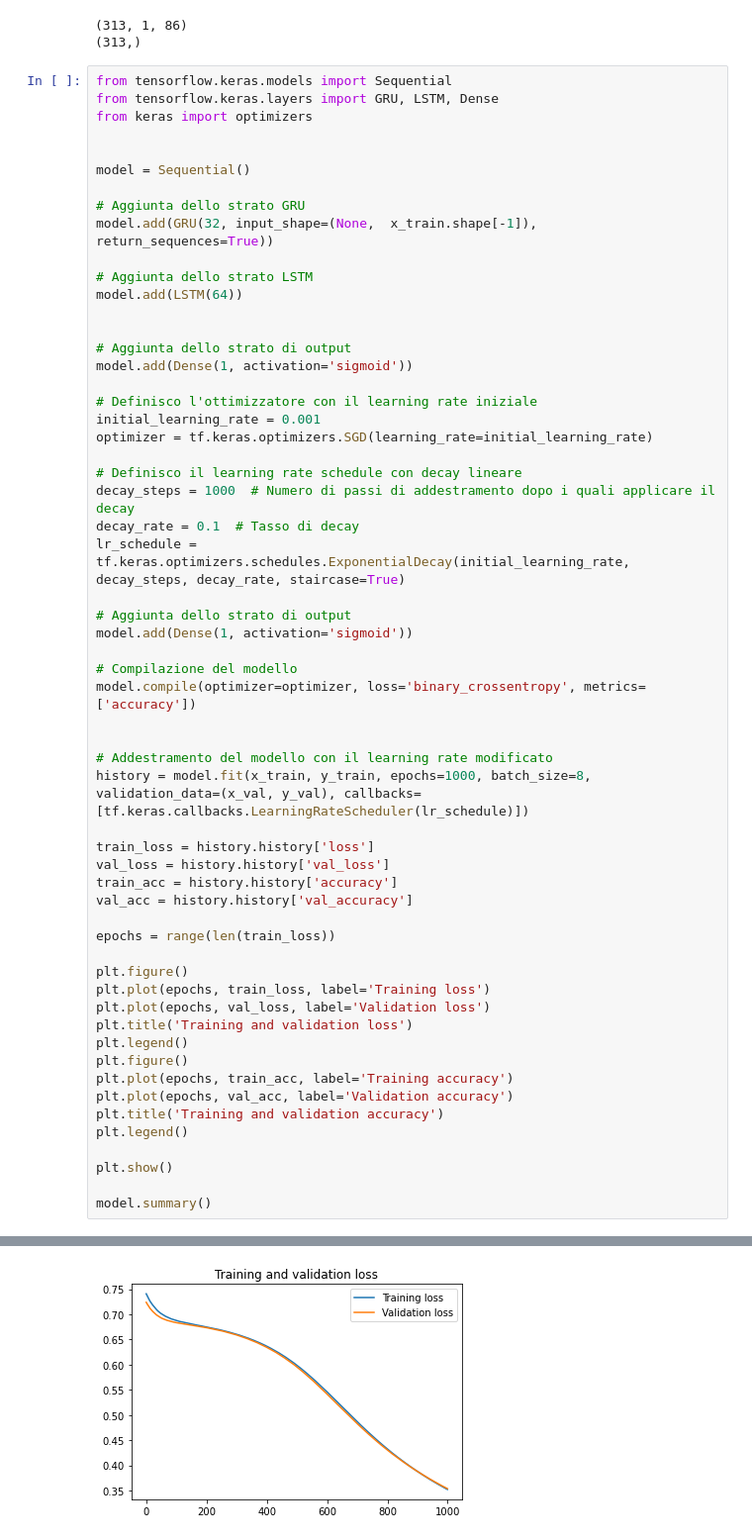
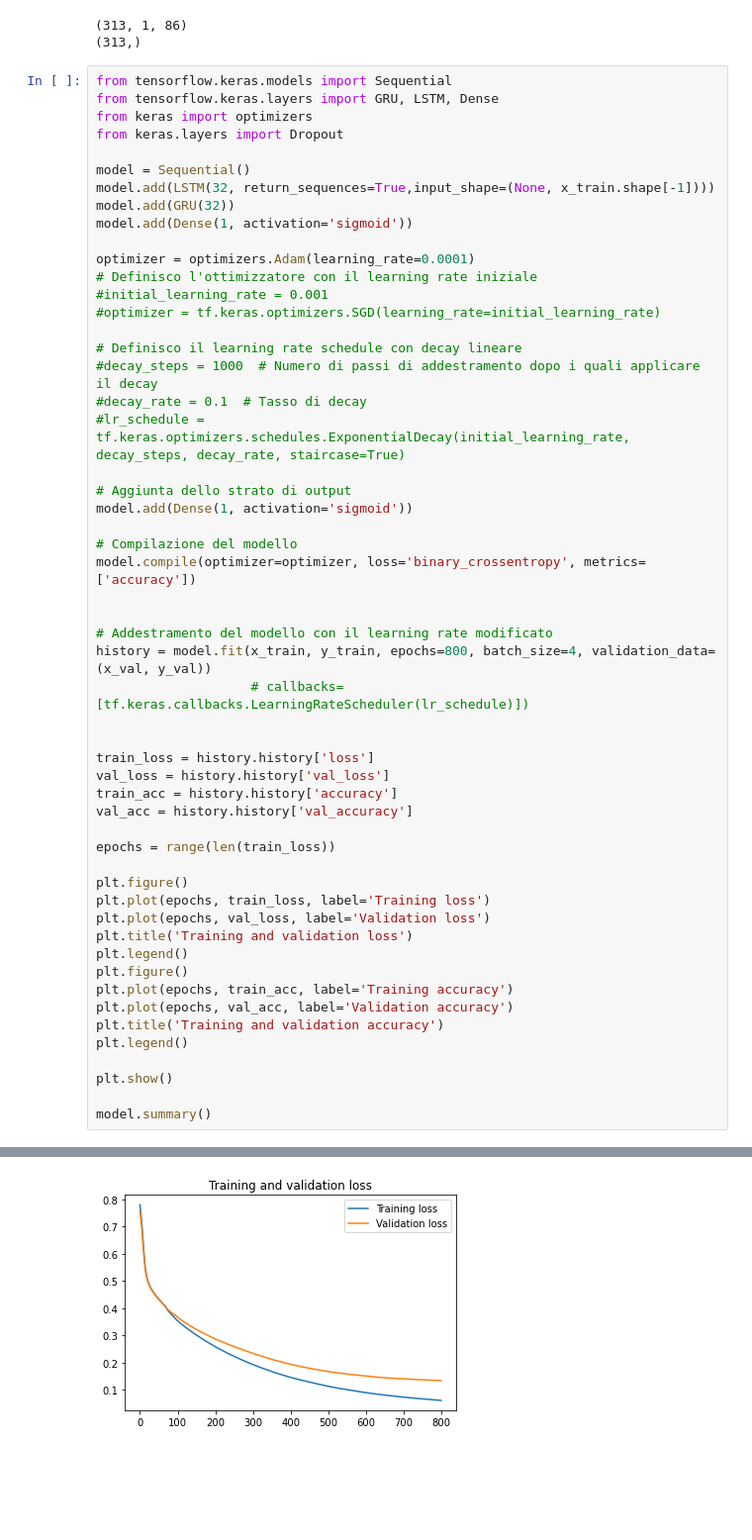
Before and after one commit to ChiaraAnsaldo/Neural-network-for-eeg-signal-analysis-for-epileptic-seizure-detection, a Jupyter notebook: LSTM + GRU.ipynb, the cells around one changed output, grey strips where cells are left out. Shown at 99% size. Drawn from its saved outputs; the diff is of its cells as text; blank space fills up the shorter version.

```diff
--- a/LSTM + GRU.ipynb
+++ b/LSTM + GRU.ipynb
@@ -108,28 +108,22 @@ print(np.shape(y_train))
 from tensorflow.keras.models import Sequential
 from tensorflow.keras.layers import GRU, LSTM, Dense
 from keras import optimizers
-
+from keras.layers import Dropout
 
 model = Sequential()
-
-# Aggiunta dello strato GRU
-model.add(GRU(32, input_shape=(None,  x_train.shape[-1]), return_sequences=True))
-
-# Aggiunta dello strato LSTM
-model.add(LSTM(64))
-
-
-# Aggiunta dello strato di output
+model.add(LSTM(32, return_sequences=True,input_shape=(None, x_train.shape[-1])))
+model.add(GRU(32))
 model.add(Dense(1, activation='sigmoid'))
 
+optimizer = optimizers.Adam(learning_rate=0.0001)
 # Definisco l'ottimizzatore con il learning rate iniziale
-initial_learning_rate = 0.001
-optimizer = tf.keras.optimizers.SGD(learning_rate=initial_learning_rate)
+#initial_learning_rate = 0.001
+#optimizer = tf.keras.optimizers.SGD(learning_rate=initial_learning_rate)
 
 # Definisco il learning rate schedule con decay lineare
-decay_steps = 1000  # Numero di passi di addestramento dopo i quali applicare il decay
-decay_rate = 0.1  # Tasso di decay
-lr_schedule = tf.keras.optimizers.schedules.ExponentialDecay(initial_learning_rate, decay_steps, decay_rate, staircase=True)
+#decay_steps = 1000  # Numero di passi di addestramento dopo i quali applicare il decay
+#decay_rate = 0.1  # Tasso di decay
+#lr_schedule = tf.keras.optimizers.schedules.ExponentialDecay(initial_learning_rate, decay_steps, decay_rate, staircase=True)
 
 # Aggiunta dello strato di output
 model.add(Dense(1, activation='sigmoid'))
@@ -139,7 +133,9 @@ model.compile(optimizer=optimizer, loss='binary_crossentropy', metrics=['accurac
 
 
 # Addestramento del modello con il learning rate modificato
-history = model.fit(x_train, y_train, epochs=1000, batch_size=8, validation_data=(x_val, y_val), callbacks=[tf.keras.callbacks.LearningRateScheduler(lr_schedule)])
+history = model.fit(x_train, y_train, epochs=800, batch_size=4, validation_data=(x_val, y_val))
+                    # callbacks=[tf.keras.callbacks.LearningRateScheduler(lr_schedule)])
+
 
 train_loss = history.history['loss']
 val_loss = history.history['val_loss']
@@ -183 +179 @@ Epoch 1000/1000
-[figure, old version]
+[figure, new version]
```
Also changed, not shown: parts of 3 cells of this notebook.
